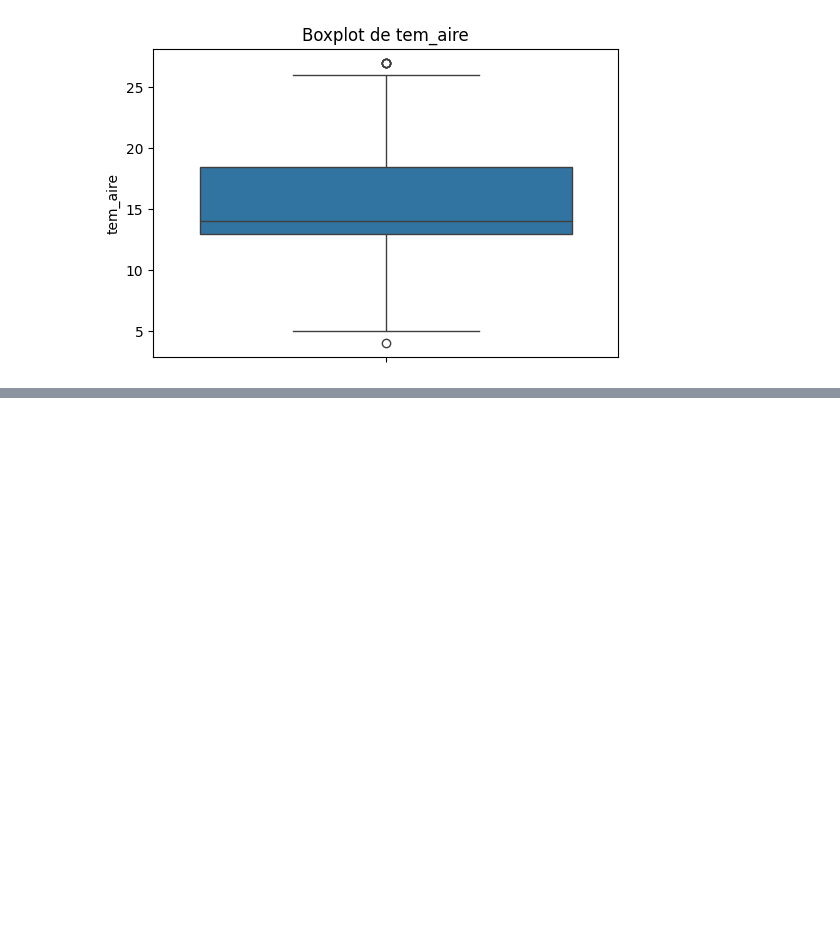
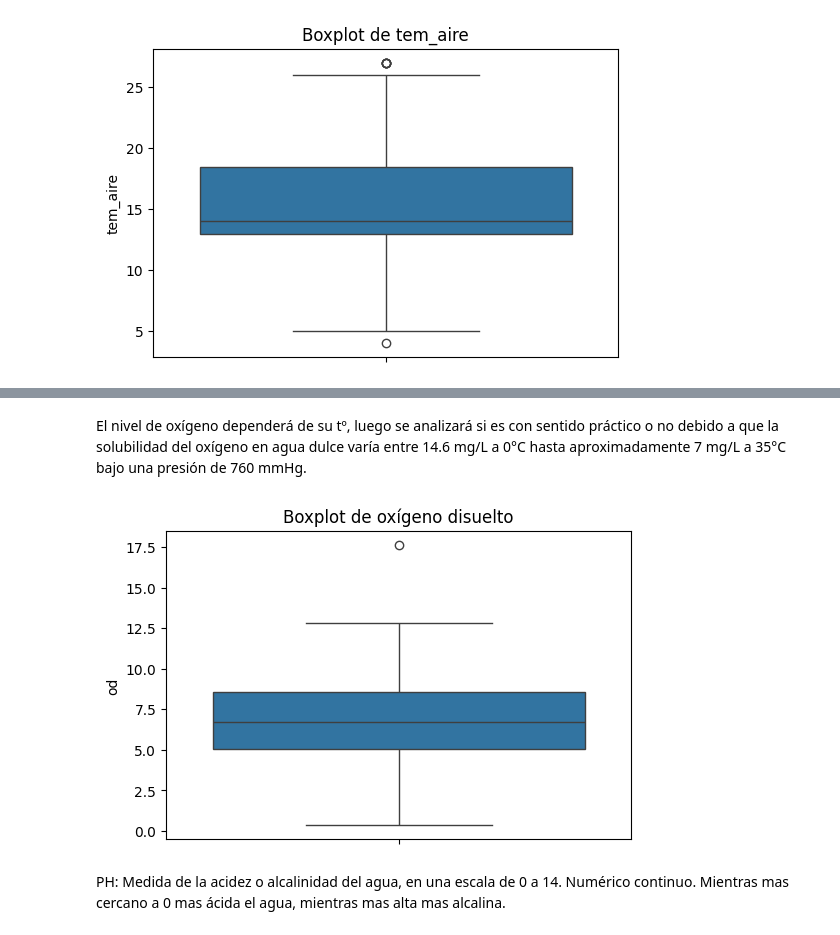
Before and after one commit to joegoicoechea24/TPespecial, a Jupyter notebook: tp.ipynb, the cells around one changed output, grey strips where cells are left out. Cells and saved outputs as stored; diff of their text form; code cells hidden in the pictures; blank space fills up the shorter version.

Commit message:
análisis univariado hasta mat_susp

```diff
--- a/tp.ipynb
+++ b/tp.ipynb
@@ -539,0 +600,16 @@ plt.show()
+# %% [markdown]
+El nivel de oxígeno dependerá de su tº, luego se analizará si es con sentido práctico o no debido a que la solubilidad del oxígeno en agua dulce varía entre 14.6 mg/L a 0°C hasta aproximadamente 7 mg/L a 35°C bajo una presión de 760 mmHg.
+# %%
+plt.figure(figsize=(6, 4))
+sns.boxplot( y="od", data=preprocessed_dataset)
+
+# Añadir título y etiquetas
+plt.title('Boxplot de oxígeno disuelto')
+plt.ylabel('od')
+
+# Mostrar el gráfico
+plt.show()
+# %% [output]
+[figure, added]
+# %% [markdown]
+ PH: Medida de la acidez o alcalinidad del agua, en una escala de 0 a 14. Numérico continuo. Mientras mas cercano a 0 mas ácida el agua, mientras mas alta mas alcalina.
```
Also changed, not shown: parts of 25 cells of this notebook, 1 other file.
